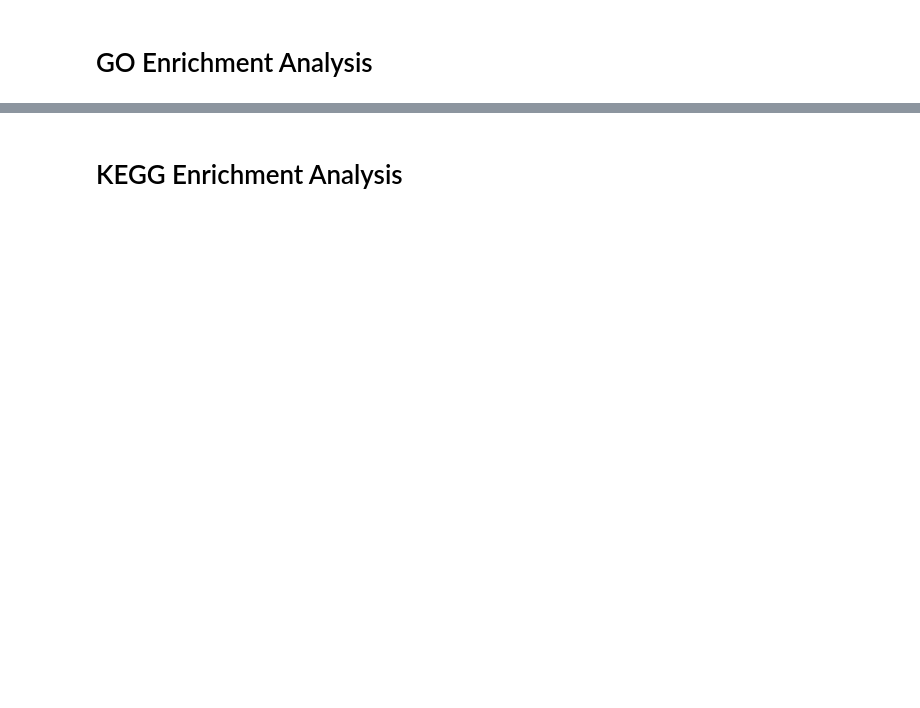
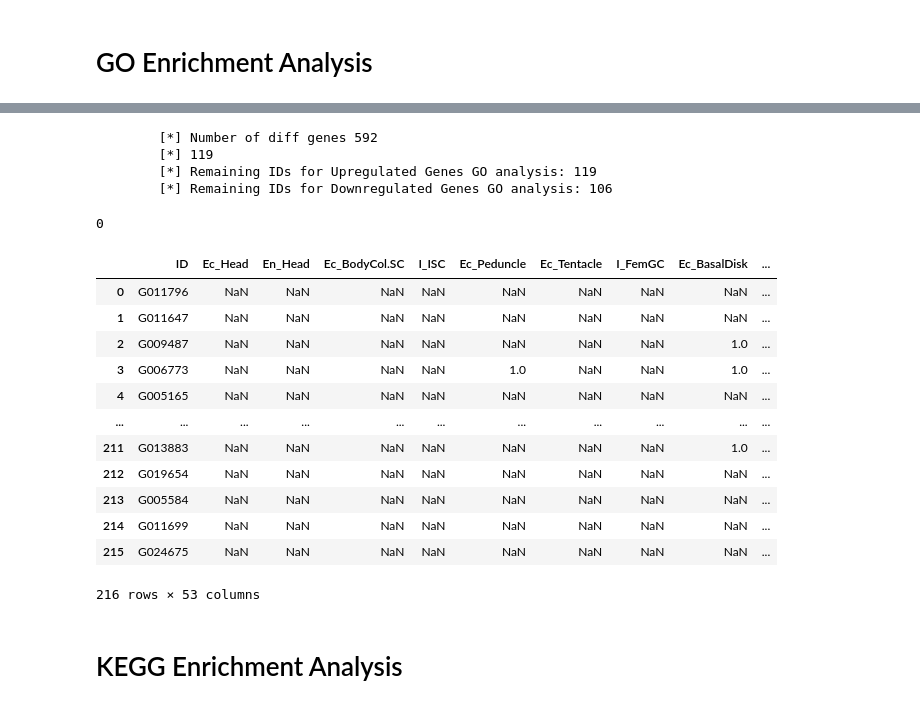
Before and after one commit to Kanomble/hydra_clustering, a Jupyter notebook: scripts/gene_enrichment_analysis_preparation.ipynb, the cells around one changed output, grey strips where cells are left out. Cells and saved outputs as stored; diff of their text form; code cells hidden in the pictures; blank space fills up the shorter version.

Commit message:
added code for log2FoldChange dataframe goatools analysis ...

```diff
--- a/scripts/gene_enrichment_analysis_preparation.ipynb
+++ b/scripts/gene_enrichment_analysis_preparation.ipynb
@@ -159,0 +275,25 @@ for celltype in unique_celltypes.columns:
+# %%
+
+construct_study_files_for_transcriptomics(ecokd1,"../results/goatools_results/","ecokd1")
+# %% [output]
+        [*] Number of diff genes 592
+        [*] 119
+        [*] Remaining IDs for Upregulated Genes GO analysis: 119
+        [*] Remaining IDs for Downregulated Genes GO analysis: 106
+0
+# %%
+id_to_celltype.merge(log2FoldChange_df,on="ID")
+# %% [output]
+|  | ID | Ec_Head | En_Head | Ec_BodyCol.SC | I_ISC | Ec_Peduncle | Ec_Tentacle | I_FemGC | Ec_BasalDisk | ... |
+| 0 | G011796 | NaN | NaN | NaN | NaN | NaN | NaN | NaN | NaN | ... |
+| 1 | G011647 | NaN | NaN | NaN | NaN | NaN | NaN | NaN | NaN | ... |
+| 2 | G009487 | NaN | NaN | NaN | NaN | NaN | NaN | NaN | 1.0 | ... |
+| 3 | G006773 | NaN | NaN | NaN | NaN | 1.0 | NaN | NaN | 1.0 | ... |
+| 4 | G005165 | NaN | NaN | NaN | NaN | NaN | NaN | NaN | NaN | ... |
+| ... | ... | ... | ... | ... | ... | ... | ... | ... | ... | ... |
+| 211 | G013883 | NaN | NaN | NaN | NaN | NaN | NaN | NaN | 1.0 | ... |
+| 212 | G019654 | NaN | NaN | NaN | NaN | NaN | NaN | NaN | NaN | ... |
+| 213 | G005584 | NaN | NaN | NaN | NaN | NaN | NaN | NaN | NaN | ... |
+| 214 | G011699 | NaN | NaN | NaN | NaN | NaN | NaN | NaN | NaN | ... |
+| 215 | G024675 | NaN | NaN | NaN | NaN | NaN | NaN | NaN | NaN | ... |
+216 rows × 53 columns
```
Also changed, not shown: parts of 10 cells of this notebook.
